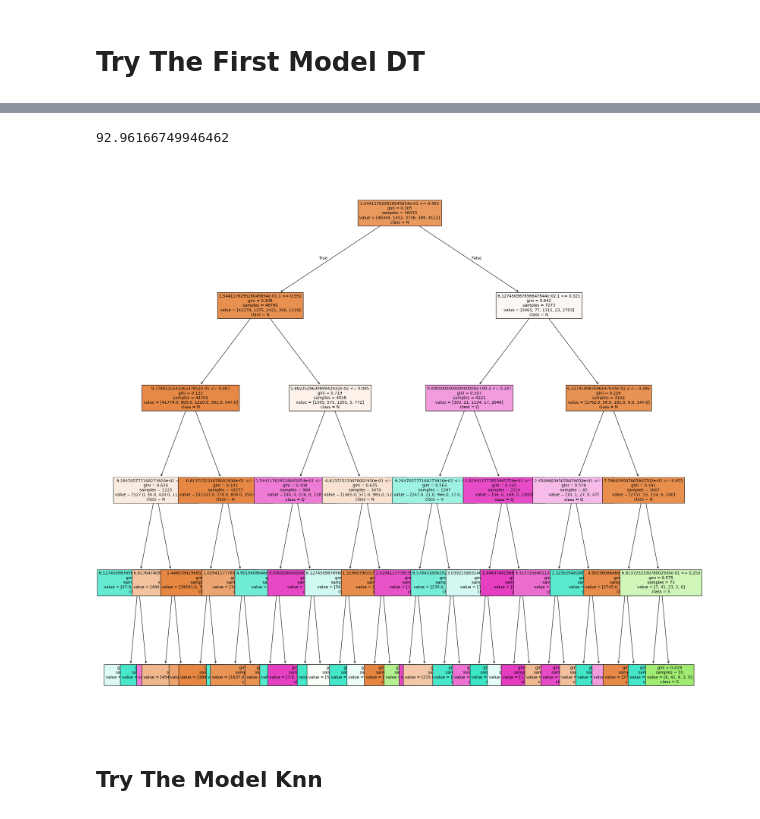
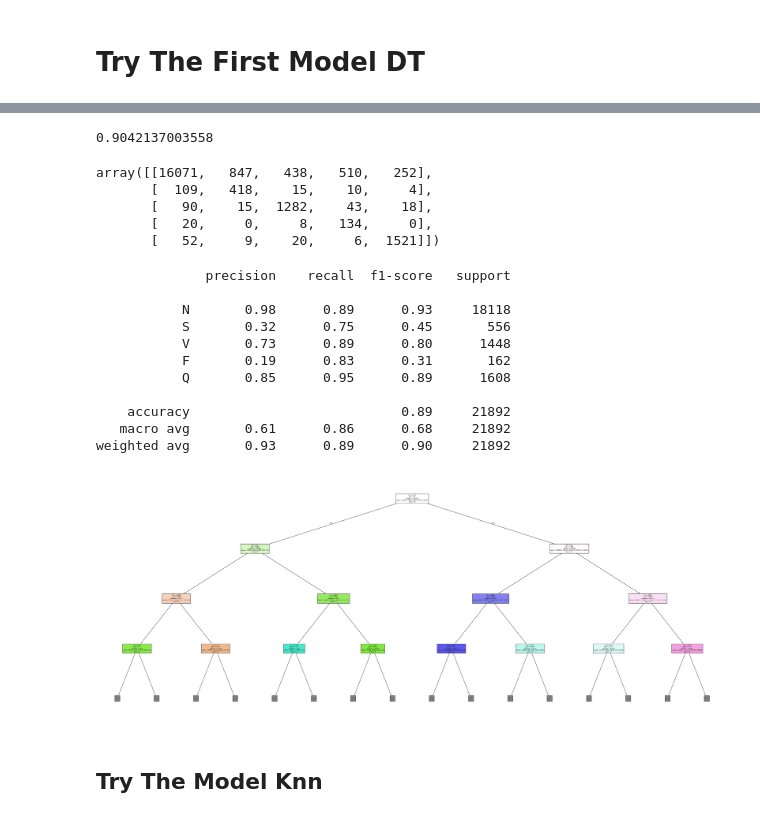
Before and after one commit to wadeea23/ECG-Based-Heartbeat-Classification-Using-Machine-Learning, a Jupyter notebook: caps.ipynb, the cells around one changed output, grey strips where cells are left out. Cells and saved outputs as stored; diff of their text form; code cells hidden in the pictures.

```diff
--- a/caps.ipynb
+++ b/caps.ipynb
@@ -30,9 +30,9 @@ print(os.listdir('/content/drive/MyDrive/GA/Capstone_GA'))
 # %%
 import pandas as pd
 
-train = pd.read_csv('/content/heartbeat/mitbih_train.csv')
+train = pd.read_csv('/content/heartbeat/mitbih_train.csv',header=None)
 
-test = pd.read_csv('/content/heartbeat/mitbih_test.csv')
+test = pd.read_csv('/content/heartbeat/mitbih_test.csv',header=None)
 # %%
 print(train.shape)
 print(test.shape)
@@ -154,0 +126,8 @@ dtype: float64
+# %%
+from sklearn.model_selection import train_test_split
+
+X_train = train.iloc[:, :-1]
+y_train= train.iloc[:, -1]
+
+X_test = test.iloc[:, :-1]
+y_test = test.iloc[:, -1]
@@ -155,3 +171,8 @@ dtype: float64
+# %%
+from imblearn.over_sampling import SMOTE
+
+smote = SMOTE(random_state=42)
+X_train, y_train = smote.fit_resample(X_train, y_train)
 # %%
 y_train.value_counts(normalize=True)
 # %% [output]
@@ -205,7 +209,7 @@ X_train.corr()
 # %%
 from sklearn.tree import DecisionTreeClassifier
 
-dt = DecisionTreeClassifier(max_depth=5)
+dt = DecisionTreeClassifier(max_depth=12 , min_samples_leaf=10 , min_samples_split=10 , class_weight='balanced' , random_state=42)
 
 dt.fit(X_train, y_train)
 # %% [output]
@@ -246,20 +226,38 @@ weighted avg       0.92      0.93      0.93     56033
-# %%
-y_pred_val = dt.predict(X_val)
-accuracy_score(y_val, y_pred_val)*100
-# %% [output]
-92.96166749946462
+# %%
+f1_score(y_test, y_pred, average='weighted')
+# %% [output]
+0.9042137003558
+# %%
+confusion_matrix(y_test, y_pred)
+# %% [output]
+array([[16071,   847,   438,   510,   252],
+       [  109,   418,    15,    10,     4],
+       [   90,    15,  1282,    43,    18],
+       [   20,     0,     8,   134,     0],
+       [   52,     9,    20,     6,  1521]])
+# %%
+print(classification_report(y_test, y_pred , target_names=['N','S','V','F','Q']))
+# %% [output]
+              precision    recall  f1-score   support
+
+           N       0.98      0.89      0.93     18118
+           S       0.32      0.75      0.45       556
+           V       0.73      0.89      0.80      1448
+           F       0.19      0.83      0.31       162
+           Q       0.85      0.95      0.89      1608
+
+    accuracy                           0.89     21892
+   macro avg       0.61      0.86      0.68     21892
+weighted avg       0.93      0.89      0.90     21892
 # %%
 from sklearn.tree import plot_tree
 import matplotlib.pyplot as plt
 
-plt.figure(figsize=(25, 25))
-tree_dot = plot_tree(dt,
-                     feature_names=X_train.columns,
-                     class_names=CLASS_NAMES,
-                     filled=True,
-                     fontsize=10)
+plt.figure(figsize=(50, 20))
+plot_tree(dt, max_depth=3, feature_names=X_train.columns, class_names=['N','S','V','F','Q'], filled=True)
+plt.show()
 # %% [output]
-[figure, old version]
+[figure, new version]
 # %% [markdown]
 ## Try The Model Knn
 # %%
```
Also changed, not shown: parts of 55 cells of this notebook.
